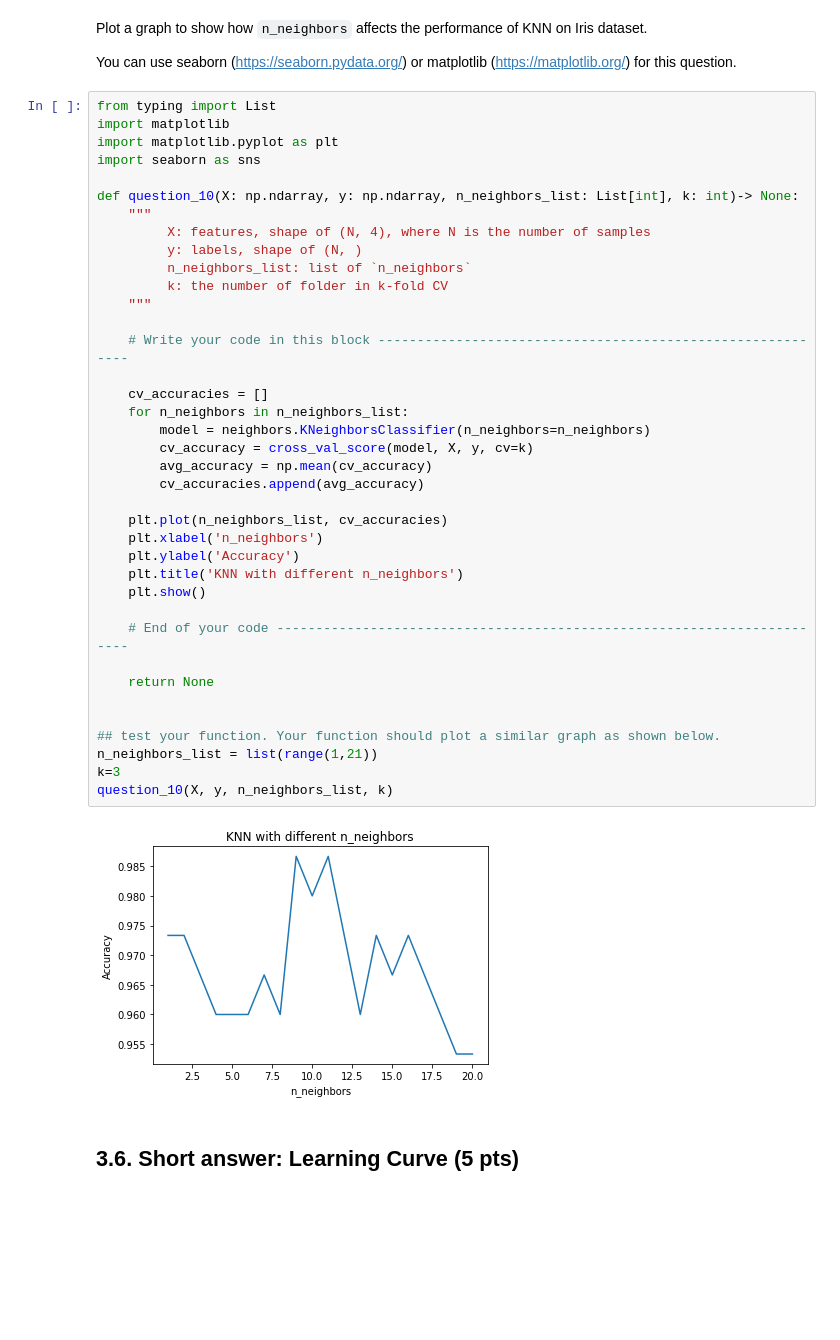
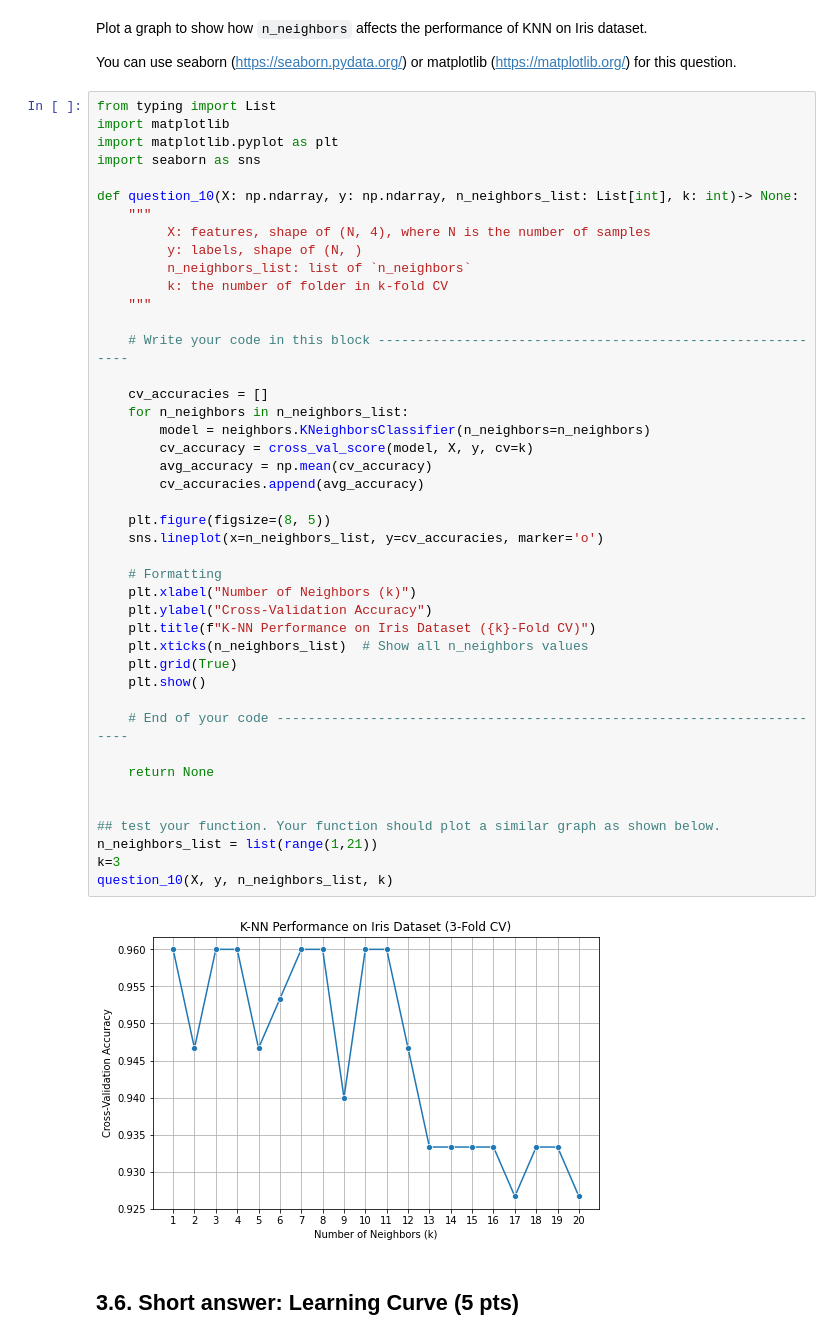
Before and after one commit to tnikas/CS541, a Jupyter notebook: PSets/ps1.ipynb, the cells around one changed output. Saved outputs shown, nothing was run; the diff lists cells and outputs as text; blank space fills up the shorter version.

```diff
--- a/PSets/ps1.ipynb
+++ b/PSets/ps1.ipynb
@@ -568,38 +604,43 @@ import seaborn as sns
 
 def question_10(X: np.ndarray, y: np.ndarray, n_neighbors_list: List[int], k: int)-> None:
     """
          X: features, shape of (N, 4), where N is the number of samples
          y: labels, shape of (N, )
          n_neighbors_list: list of `n_neighbors`
          k: the number of folder in k-fold CV
     """
 
     # Write your code in this block -----------------------------------------------------------
 
     cv_accuracies = []
     for n_neighbors in n_neighbors_list:
         model = neighbors.KNeighborsClassifier(n_neighbors=n_neighbors)
         cv_accuracy = cross_val_score(model, X, y, cv=k)
         avg_accuracy = np.mean(cv_accuracy)
         cv_accuracies.append(avg_accuracy)
 
-    plt.plot(n_neighbors_list, cv_accuracies)
-    plt.xlabel('n_neighbors')
-    plt.ylabel('Accuracy')
-    plt.title('KNN with different n_neighbors')
+    plt.figure(figsize=(8, 5))
+    sns.lineplot(x=n_neighbors_list, y=cv_accuracies, marker='o')
+
+    # Formatting
+    plt.xlabel("Number of Neighbors (k)")
+    plt.ylabel("Cross-Validation Accuracy")
+    plt.title(f"K-NN Performance on Iris Dataset ({k}-Fold CV)")
+    plt.xticks(n_neighbors_list)  # Show all n_neighbors values
+    plt.grid(True)
     plt.show()
 
     # End of your code ------------------------------------------------------------------------
 
     return None
 
 
 ## test your function. Your function should plot a similar graph as shown below.
 n_neighbors_list = list(range(1,21))
 k=3
 question_10(X, y, n_neighbors_list, k)
 # %% [output]
-[figure, old version]
+[figure, new version]
 # %% [markdown]
 ## 3.6. Short answer: Learning Curve (5 pts)
 # %%
```
Also changed, not shown: parts of 9 cells of this notebook.
